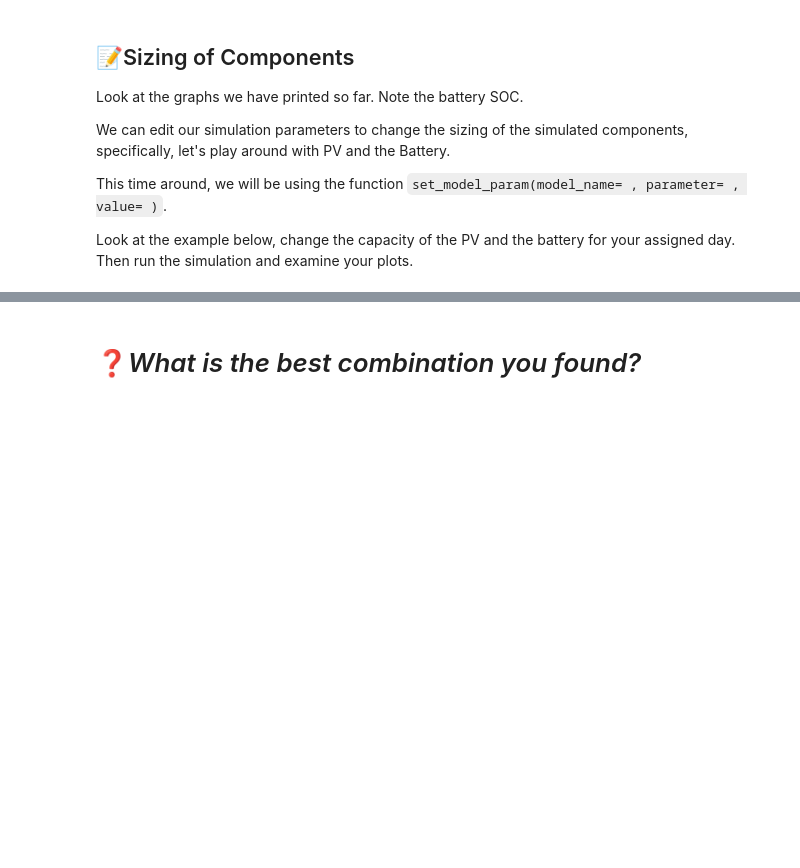
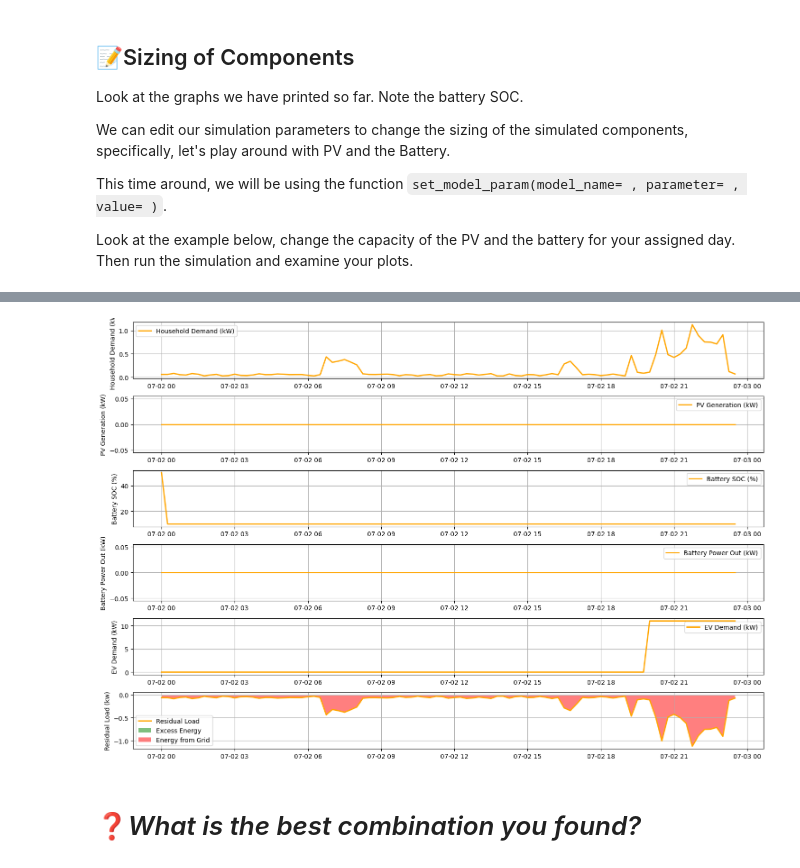
Before and after one commit to Illuminator-team/educational_material, a Jupyter notebook: tutorials/residential/Illuminator_BSc_Tutorial.ipynb, the cells around one changed output, grey strips where cells are left out. Saved outputs shown, nothing was run; the diff lists cells and outputs as text; code cells hidden in the pictures; blank space fills up the shorter version.

```diff
--- a/tutorials/residential/Illuminator_BSc_Tutorial.ipynb
+++ b/tutorials/residential/Illuminator_BSc_Tutorial.ipynb
@@ -329,4 +406,6 @@ simulation_BSc.run()
 # %%
-plot_csv('./out_CSV.csv')
+plot_csv('./out_Tutorial4.csv')
+# %% [output]
+[figure, added]
 # %% [markdown]
  # ❓*What is the best combination you found?*
```
Also changed, not shown: parts of 9 cells of this notebook, 12 other files.
